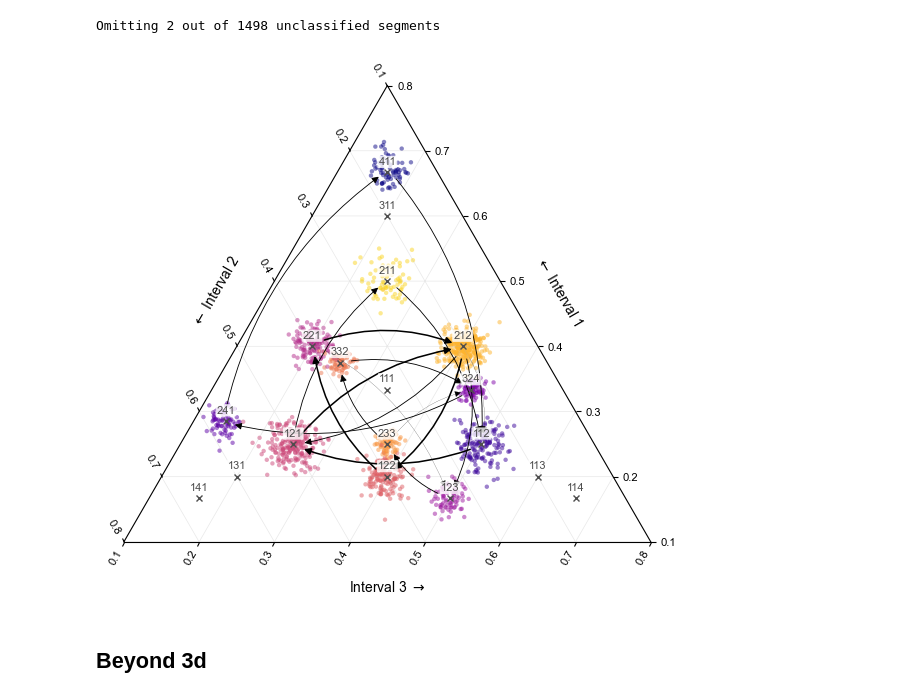
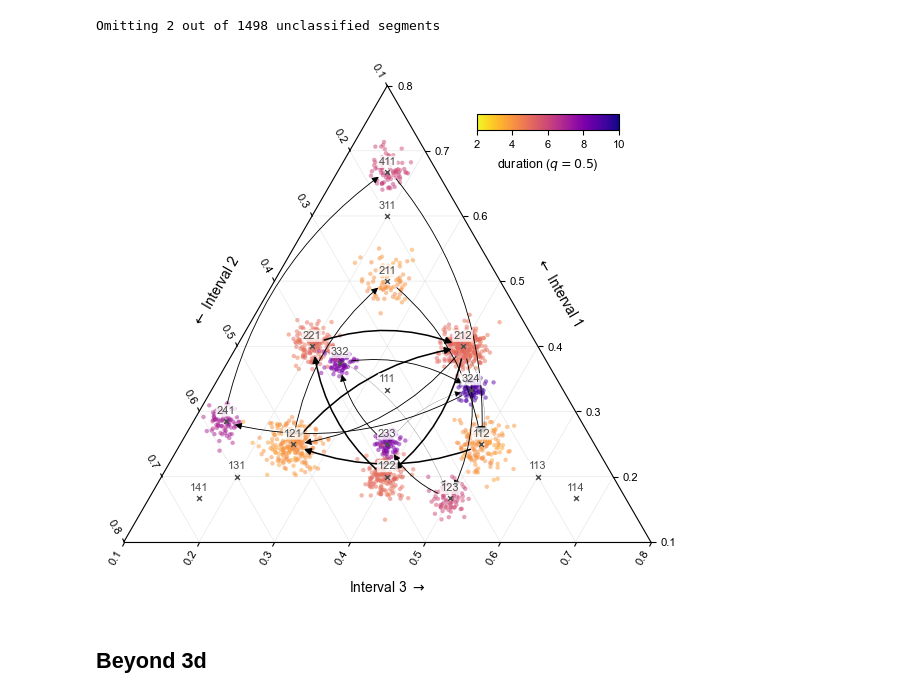
Before and after one commit to bacor/rhythmic-segment-analysis, a Jupyter notebook: notebooks/cluster-analysis.ipynb, the cells around one changed output. Cells and saved outputs as stored; diff of their text form; code cells hidden in the pictures.

Commit message:
Color segments by duration in length-3 analysis

```diff
--- a/notebooks/cluster-analysis.ipynb
+++ b/notebooks/cluster-analysis.ipynb
@@ -21,12 +21,12 @@ from src.patdur import (
     pattern_duration_plot,
     quantal_pattern_duration_plot,
     DEFAULT_RATIO_LABEL,
-    DEFAULT_RATIO_MARKER
 )
+from src.plotting import inset_cbar
 from src.cluster import show_cluster_transition_network, cluster_transition_network
 
 # Whether to refresh figures
-REFRESH = True
+REFRESH = False
 # %%
 # Load synthetic repeated data
 datasets = load_synthetic_intervals()
@@ -124,50 +124,54 @@ def label_axes(ax):
     ax.text(.55, .55, -.1, '$\\leftarrow$ Interval 2' , rotation= 60, **kwargs_label)
     ax.text(-.1, .55, .55, 'Interval 3 $\\rightarrow$', rotation=  0, **kwargs_label)
 # %%
-DEFAULT_RATIO_MARKER['marker'] = 'x'
-DEFAULT_RATIO_MARKER['color'] = '0.3'
-DEFAULT_RATIO_MARKER['ms'] = 4
+from matplotlib.colors import Normalize
+
 DEFAULT_RATIO_LABEL['color'] = '0.3'
 
-def annotate_ratio(pattern, label, marker_kws=None, label_kws=None):
+def annotate_ratio(pattern, label, ax=None):
+    if ax is None: ax = plt.gca()
     a, b, c = pattern
-    marker_args = dict(DEFAULT_RATIO_MARKER, **(marker_kws or {}))
-    label_args = dict(DEFAULT_RATIO_LABEL, **(label_kws or {}))
-    plt.plot([a], [b], [c], **marker_args)
+    ax.scatter([a], [b], [c], marker='x', color='0.3', s=12, lw=1)
     x, y = bary_to_xy(ax, pattern)
-    ax.annotate(label, xy=(x, y), **label_args)
+    ax.annotate(label, xy=(x, y), **DEFAULT_RATIO_LABEL)
 
-cmap = plt.get_cmap('plasma')
-num_labels = len(subset.meta['label'].unique())
-colors = [cmap(int(label) / num_labels) for label in subset.meta['label']]
+## For coloring per cluster
+# cmap = plt.get_cmap('plasma')
+# num_labels = len(subset.meta['label'].unique())
+# colors = [cmap(int(label) / num_labels) for label in subset.meta['label']]
 
 plt.figure(figsize=(6, 6))
 ax = plt.subplot(projection="ternary")
 top, left, right = subset.patterns.T
-ax.scatter(top, left, right, c=colors, s=10, alpha=.5, lw=0)
+cnorm = Normalize(vmin=2, vmax=10)
+ax.scatter(top, left, right,
+           s=10, alpha=.5, lw=0,
+           # Color by segment duration
+           c=subset.durations / .5, cmap='plasma_r', norm=cnorm)
 
 ax.triplot(*get_triangular_grid(11), c='.7', lw=.5, alpha=0.3)
 show_cluster_transition_network_3d(subset, 'label', ax=ax)
 ax.set_ternary_lim(*([.1, .9]*3))
 
+inset_cbar(cnorm, ax=plt.gca(), label='duration ($q=0.5$)', cmap='plasma_r')
 
 patterns, markers = get_markers(
     [1, 2, 3],
     append=[[4, 1, 1], [1, 4, 1], [1, 1, 4], [2, 4, 1], (3, 2, 4)],
     remove=[
         (3, 2, 1), (3, 1, 2), (3, 2, 2), (2, 3, 1), (2, 3, 2), (2, 1, 3),
         (1, 3, 2), (2, 2, 3), (3, 2, 3), (3, 3, 1), (3, 1, 3), (1, 3, 3)
     ]
 )
 for pattern, label in zip(patterns, markers):
     # x, y = bary_to_xy(ax, pat)
-    annotate_ratio(pattern, "".join([str(l) for l in label]))
+    annotate_ratio(pattern, "".join([str(l) for l in label]), ax=ax)
 
 label_axes(ax)
 plt.tight_layout()
 savefig('cluster-analysis-3d', refresh=REFRESH)
 # %% [output]
-[figure, old version]
+[figure, new version]
 # %% [markdown]
 ## Beyond 3d
 # %% [markdown]
```
Also changed, not shown: 4 other files.
